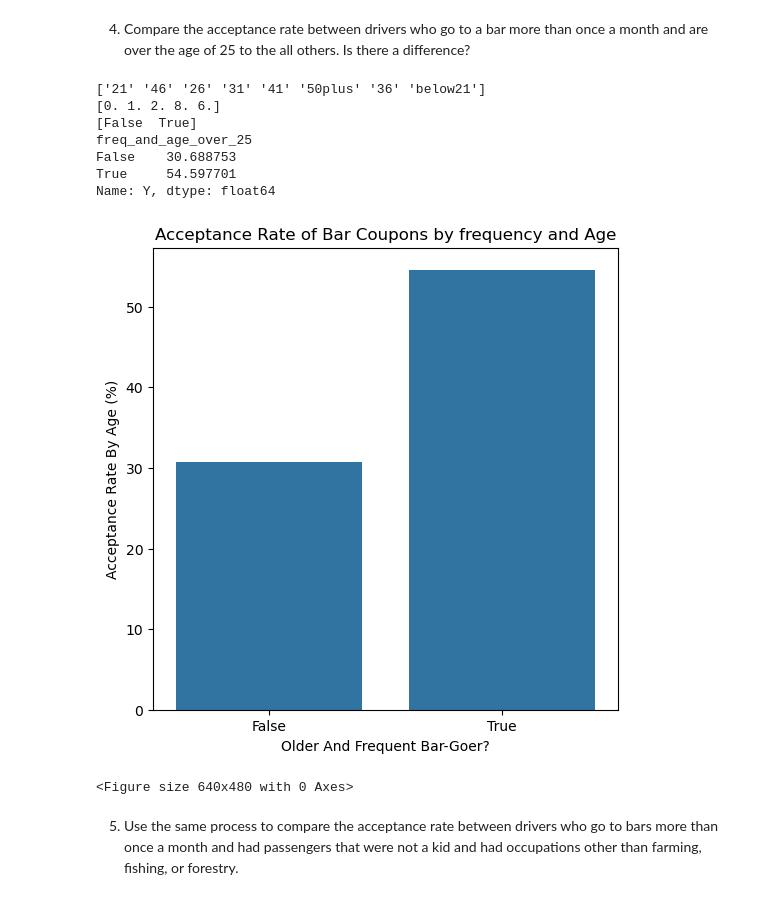
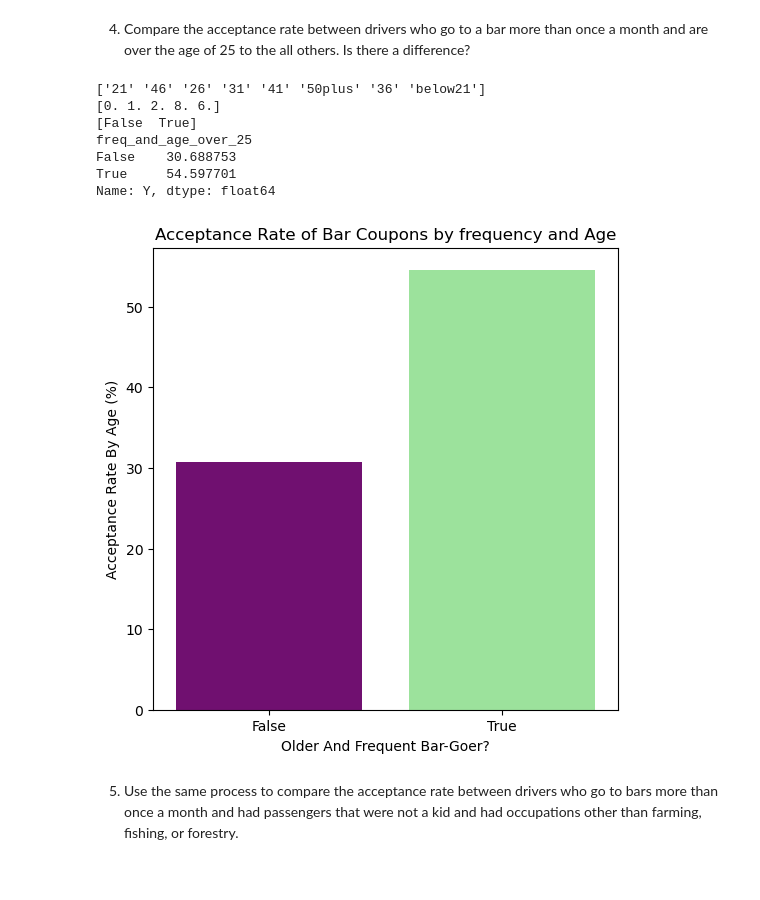
Before and after one commit to sreerekha17/kraftwork, a Jupyter notebook: prompt.ipynb, the cells around one changed output. Drawn from its saved outputs; the diff is of its cells as text; code cells hidden in the pictures.

```diff
--- a/prompt.ipynb
+++ b/prompt.ipynb
@@ -385,37 +388,41 @@ print(df_with_bar_coupons['age'].unique())
 #  there are data with texts and numbers so we need to treat them differently
 
 above_25 = ['46','26','31','41','50plus','36']
 
 print(df_with_bar_coupons['Bar'].unique())
 
 df_with_bar_coupons = df_with_bar_coupons.assign( freq_and_age_over_25 = lambda df: df['age'].isin(above_25) & df['Bar'] >= 1)
 
 
 print(df_with_bar_coupons['freq_and_age_over_25'].unique())
 
 
 acceptance_by_age = df_with_bar_coupons.groupby('freq_and_age_over_25')['Y'].mean() * 100
 
 print(acceptance_by_age)
 
 plt.figure(figsize=(6, 6))
-sns.barplot(x=acceptance_by_age.index.astype(str), y=acceptance_by_age.values)
+sns.barplot(
+    x=acceptance_by_age.index.astype(str),
+    y=acceptance_by_age.values,
+    palette=['purple', 'lightgreen'],
+    hue=acceptance_by_age.index.astype(str)
+)
 
 plt.ylabel("Acceptance Rate By Age (%)")
 plt.xlabel("Older And Frequent Bar-Goer?")
 plt.title("Acceptance Rate of Bar Coupons by frequency and Age")
+plt.savefig('./images/freq_and_age.png')
 plt.show()
-plt.savefig('./images/freq_and_age.png')
 # %% [output]
 ['21' '46' '26' '31' '41' '50plus' '36' 'below21']
 [0. 1. 2. 8. 6.]
 [False  True]
 freq_and_age_over_25
 False    30.688753
 True     54.597701
 Name: Y, dtype: float64
-[figure, old version]
+[figure, new version]
-<Figure size 640x480 with 0 Axes>
 # %% [markdown]
 5. Use the same process to compare the acceptance rate between drivers who go to bars more than once a month and had passengers that were not a kid and had occupations other than farming, fishing, or forestry.
 # %%
```
Also changed, not shown: parts of 20 cells of this notebook, 24 other files.
